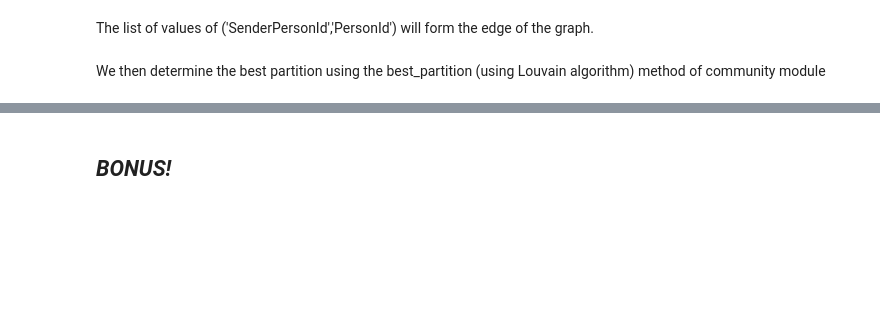
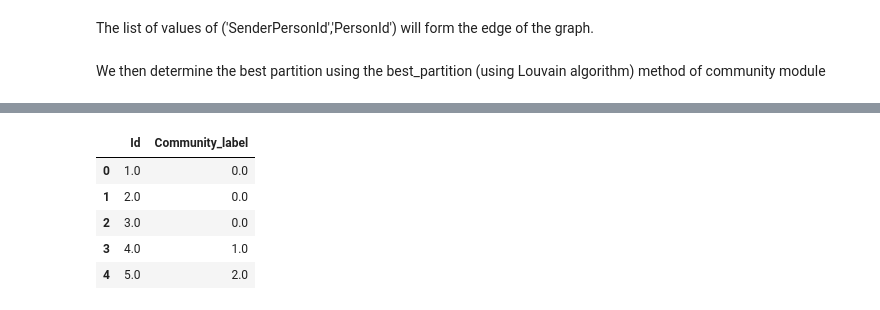
Before and after one commit to vidit09/ada-homework, a Jupyter notebook: 05 - Taming Text/Taming Text.ipynb, the cells around one changed output, grey strips where cells are left out. Saved outputs shown, nothing was run; the diff lists cells and outputs as text; code cells hidden in the pictures; blank space fills up the shorter version.

```diff
--- a/05 - Taming Text/Taming Text.ipynb
+++ b/05 - Taming Text/Taming Text.ipynb
@@ -467,2 +534,12 @@ plt.show()
-# %% [markdown]
-## *BONUS!*
+# %%
+df_partition = pd.DataFrame([partition.keys(),partition.values()])
+df_partition = df_partition.T
+df_partition.columns = ['Id','Community_label']
+df_partition.head()
+# %% [output]
+|  | Id | Community_label |
+| 0 | 1.0 | 0.0 |
+| 1 | 2.0 | 0.0 |
+| 2 | 3.0 | 0.0 |
+| 3 | 4.0 | 1.0 |
+| 4 | 5.0 | 2.0 |
```
Also changed, not shown: parts of 18 cells of this notebook, 1 other file.
